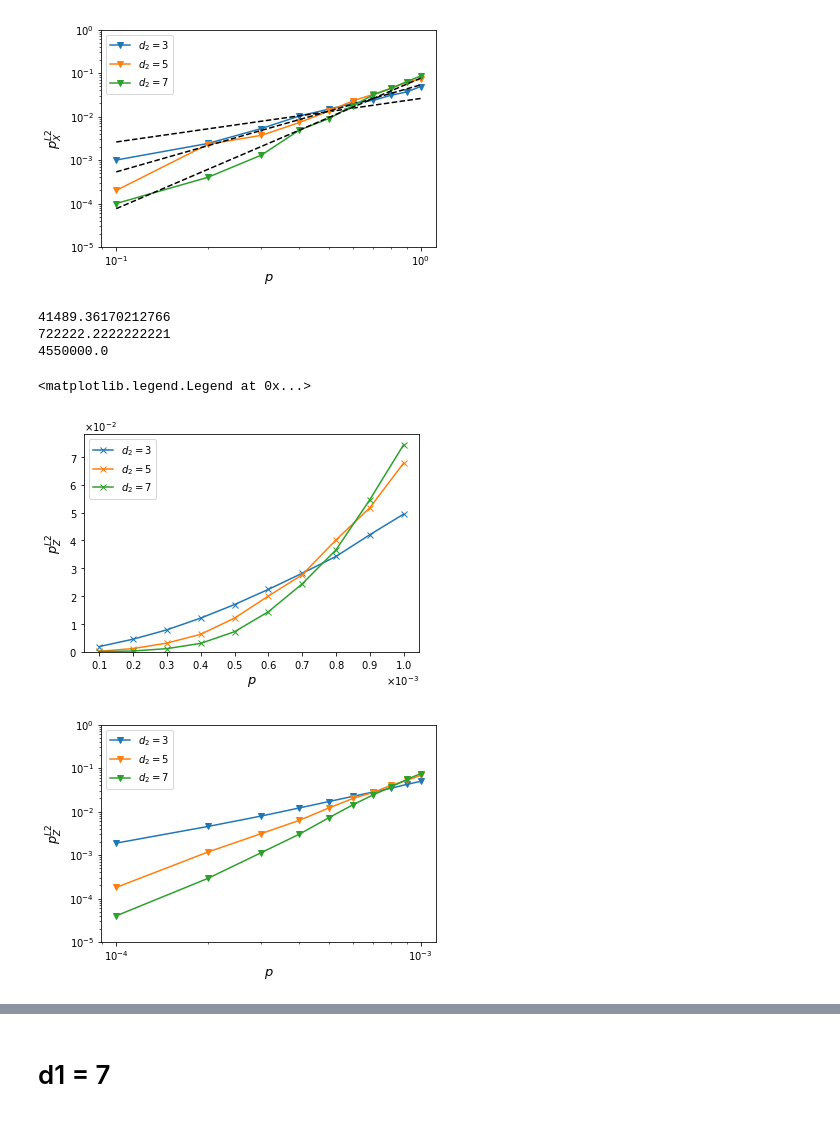
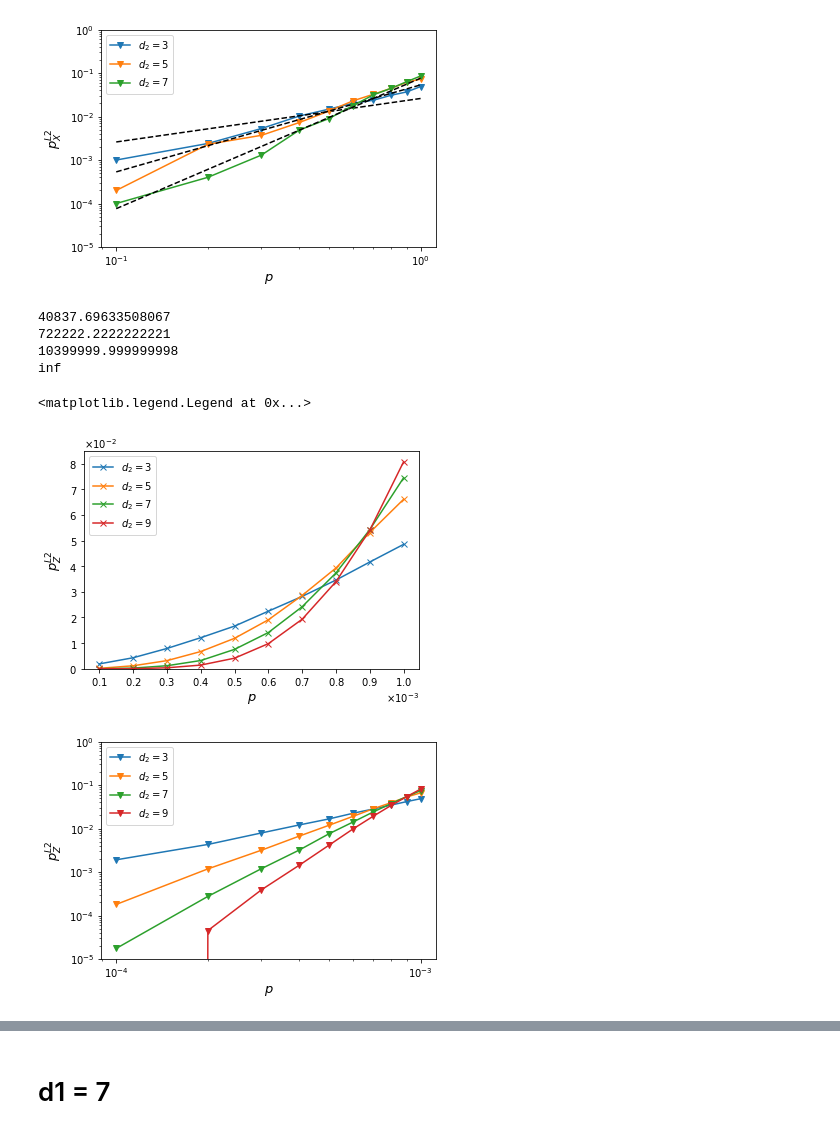
Before and after one commit to kono0924/Fujii-lab, a Jupyter notebook: surface_realistic/realistic_single_round/SWAP/csv_view.ipynb, the cells around one changed output, grey strips where cells are left out. Cells and saved outputs as stored; diff of their text form; code cells hidden in the pictures.

```diff
--- a/surface_realistic/realistic_single_round/SWAP/csv_view.ipynb
+++ b/surface_realistic/realistic_single_round/SWAP/csv_view.ipynb
@@ -126,7 +126,7 @@ plt.show()
 # FUjii-labのパス
 path = "/Users/konohideki/Documents/Fujii-lab/surface_realistic/realistic_single_round/SWAP/d1=3,N=1,eta=1000"
 # ファイル名
-file2 = "Z error,N=1,d2=(3,7,2),eta=1000,trials=10000,ver0" + ".csv"
+file2 = "Z error,N=1,d2=(3,7,2),eta=1000,trials=400000,ver0" + ".csv"
 ########################################
 
 # csvファイルの読み込み
@@ -171,7 +171,7 @@ ax.ticklabel_format(style="sci",  axis="y",scilimits=(0,0))
 ax.set_xticks(a)
 ax.set_xscale("log")
 ax.set_yscale("log")
-ax.set_ylim(0.0001, 1)
+ax.set_ylim(10e-7, 1)
 ax.legend()
 # %% [output]
 <matplotlib.legend.Legend at 0x...>
@@ -388,7 +384,7 @@ plt.show()
 # FUjii-labのパス
 path = "/Users/konohideki/Documents/Fujii-lab/surface_realistic/realistic_single_round/SWAP/d1=5,N=1,eta=1000"
 # ファイル名
-file2 = "Z error,N=1,d2=(3,7,2),eta=1000,trials=100000,ver0" + ".csv"
+file2 = "Z error,N=1,d2=(3,7,2),eta=1000,trials=400000,ver0" + ".csv"
 ########################################
 
 # csvファイルの読み込み
@@ -415,37 +411,38 @@ ax.set_xlabel(r"$p$", fontsize=13)
 ax.set_ylabel(r'$p_Z^{L2}$', fontsize=13)
 ax.set_ylim(0,)
 ax.xaxis.set_major_formatter(ptick.ScalarFormatter(useMathText=True))
 ax.ticklabel_format(style="sci",  axis="x",scilimits=(0,0))
 ax.yaxis.set_major_formatter(ptick.ScalarFormatter(useMathText=True))
 ax.ticklabel_format(style="sci",  axis="y",scilimits=(0,0))
 ax.set_xticks(a)
 ax.legend()
 
 
 fig, ax = plt.subplots()
 for i in range(len(code_distance_list)):
     b = np.array(data2.loc[code_distance_list[i]])
     ax.plot(a, b,marker='v',label=r"$d_{2}=$"+str(code_distance_list[i]))
     print(code_distance_list[i]*(4*5+6)/b[0])
 ax.set_xlabel(r"$p$", fontsize=13)
 ax.set_ylabel(r'$p_Z^{L2}$', fontsize=13)
 ax.set_ylim(0,)
 ax.xaxis.set_major_formatter(ptick.ScalarFormatter(useMathText=True))
 ax.ticklabel_format(style="sci",  axis="x",scilimits=(0,0))
 ax.yaxis.set_major_formatter(ptick.ScalarFormatter(useMathText=True))
 ax.ticklabel_format(style="sci",  axis="y",scilimits=(0,0))
 ax.set_xticks(a)
 ax.set_xscale("log")
 ax.set_yscale("log")
 ax.set_ylim(0.00001, 1)
 ax.legend()
 # %% [output]
-41489.36170212766
+40837.69633508067
 722222.2222222221
-4550000.0
+10399999.999999998
+inf
 <matplotlib.legend.Legend at 0x...>
-[figure, old version]
+[figure, new version]
-[figure, old version]
+[figure, new version]
 # %%
 fig, ax = plt.subplots()
 for i in range(len(code_distance_list)):
```
Also changed, not shown: parts of 5 cells of this notebook, 9 other files.
